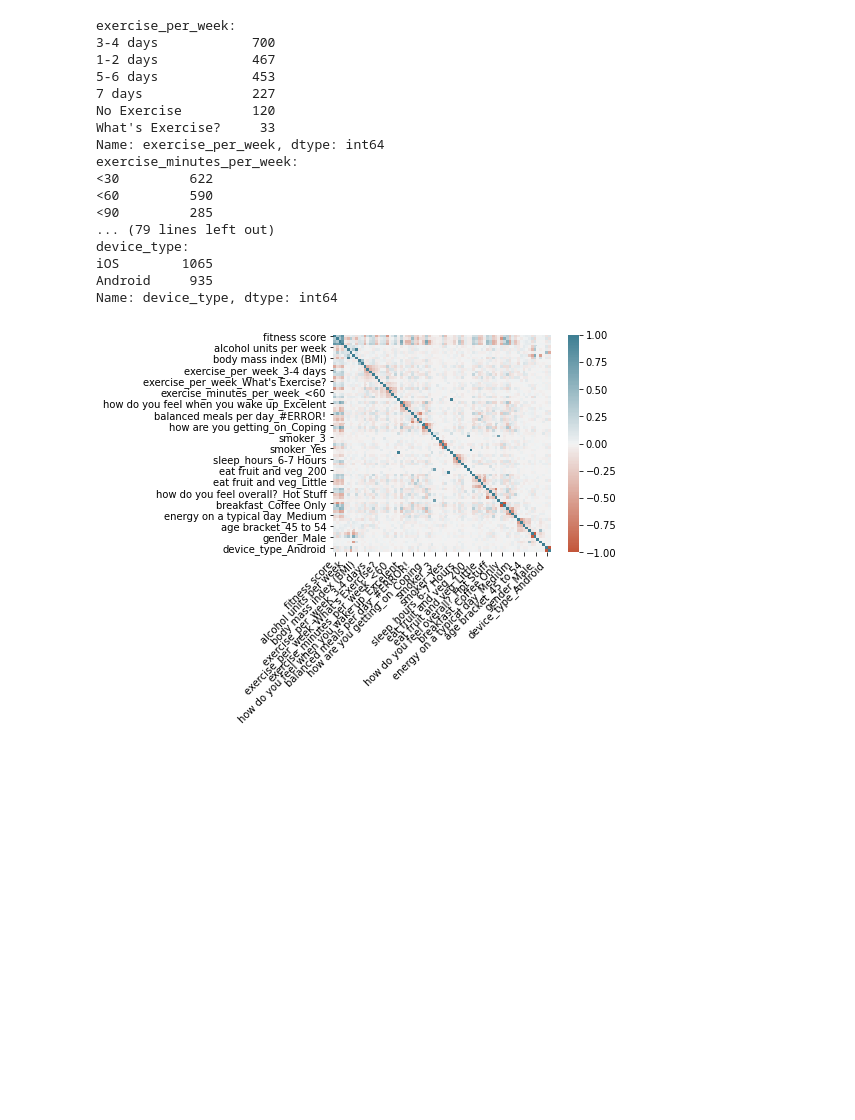
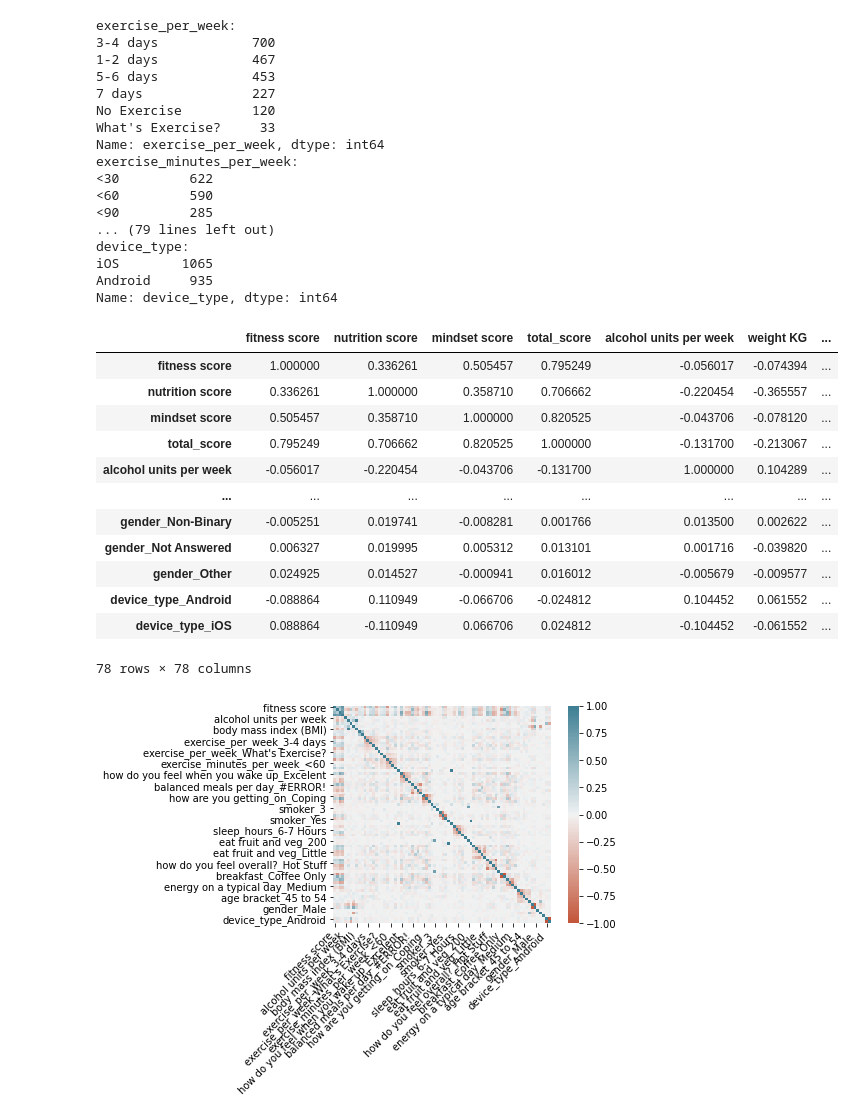
Before and after one commit to thakareakshay1709/my-data-science-projects, a Jupyter notebook: PepTalk/peptalk_analysis.ipynb, the cells around one changed output. Cells and saved outputs as stored; diff of their text form; code cells hidden in the pictures; blank space fills up the shorter version.

```diff
--- a/PepTalk/peptalk_analysis.ipynb
+++ b/PepTalk/peptalk_analysis.ipynb
@@ -138,10 +168,26 @@ Name: device_type, dtype: int64
 # %%
 # encoding categorical features
 # https://medium.com/@urvashilluniya/convert-multiple-categorical-columns-into-numeric-columns-in-single-line-of-code-577bab825635
 # https://towardsdatascience.com/i-have-data-i-need-insights-where-do-i-start-7ddc935ab365
 # ord_encoder = OrdinalEncoder()
 # df_cat_enc = new_raw_df[categorical_cols].apply(lambda col: ord_encoder.fit_transform(col))
 df_cat_enc = pd.get_dummies(new_raw_df, columns=categorical_cols).drop(labels=["company_id"], axis=1)
+#df_only_cat_enc = df_cat_enc.drop(labels = int_cols, axis=1, inplace=True)
+df_cat_enc.corr()
+# %% [output]
+|  | fitness score | nutrition score | mindset score | total_score | alcohol units per week | weight KG | ... |
+| fitness score | 1.000000 | 0.336261 | 0.505457 | 0.795249 | -0.056017 | -0.074394 | ... |
+| nutrition score | 0.336261 | 1.000000 | 0.358710 | 0.706662 | -0.220454 | -0.365557 | ... |
+| mindset score | 0.505457 | 0.358710 | 1.000000 | 0.820525 | -0.043706 | -0.078120 | ... |
+| total_score | 0.795249 | 0.706662 | 0.820525 | 1.000000 | -0.131700 | -0.213067 | ... |
+| alcohol units per week | -0.056017 | -0.220454 | -0.043706 | -0.131700 | 1.000000 | 0.104289 | ... |
+| ... | ... | ... | ... | ... | ... | ... | ... |
+| gender_Non-Binary | -0.005251 | 0.019741 | -0.008281 | 0.001766 | 0.013500 | 0.002622 | ... |
+| gender_Not Answered | 0.006327 | 0.019995 | 0.005312 | 0.013101 | 0.001716 | -0.039820 | ... |
+| gender_Other | 0.024925 | 0.014527 | -0.000941 | 0.016012 | -0.005679 | -0.009577 | ... |
+| device_type_Android | -0.088864 | 0.110949 | -0.066706 | -0.024812 | 0.104452 | 0.061552 | ... |
+| device_type_iOS | 0.088864 | -0.110949 | 0.066706 | 0.024812 | -0.104452 | -0.061552 | ... |
+78 rows × 78 columns
 # %%
 c = df_cat_enc.corr()
 ax = sns.heatmap(
```
Also changed, not shown: parts of 3 cells of this notebook.
